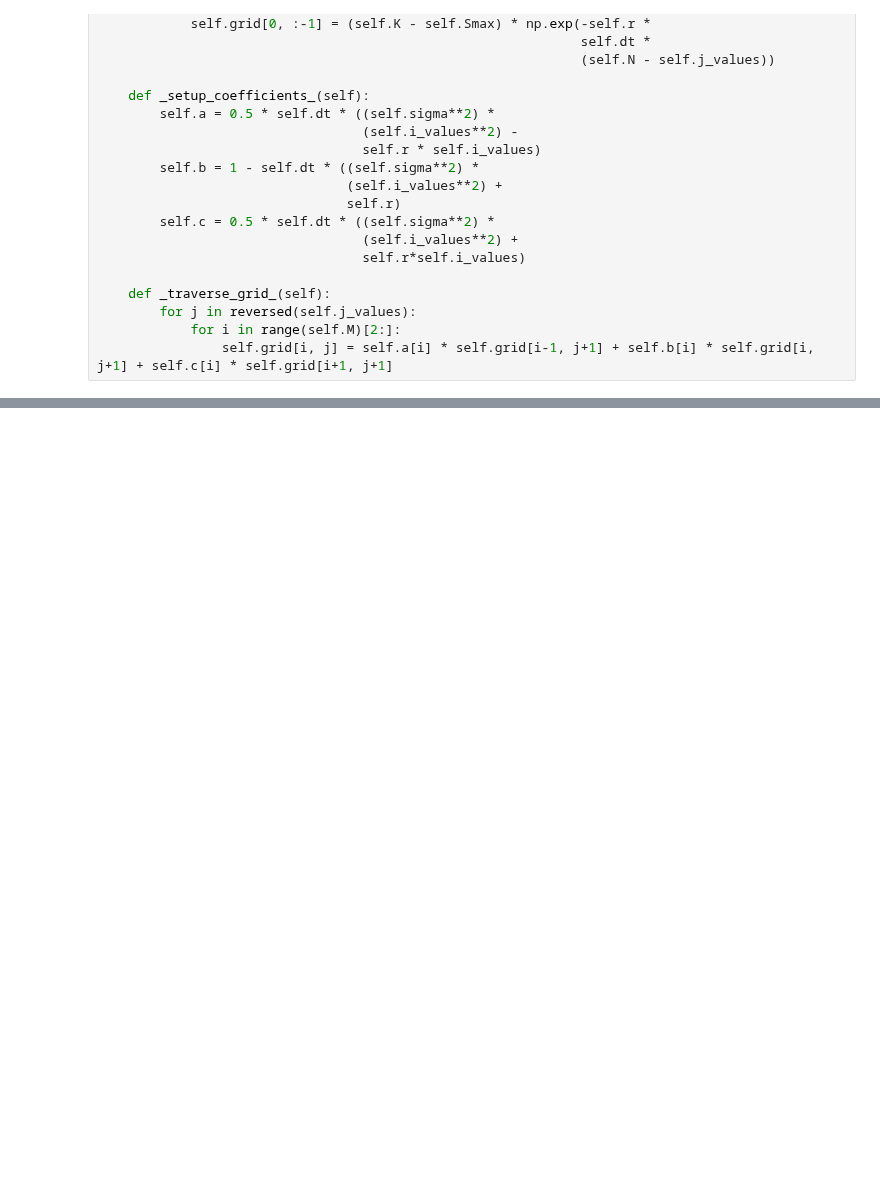
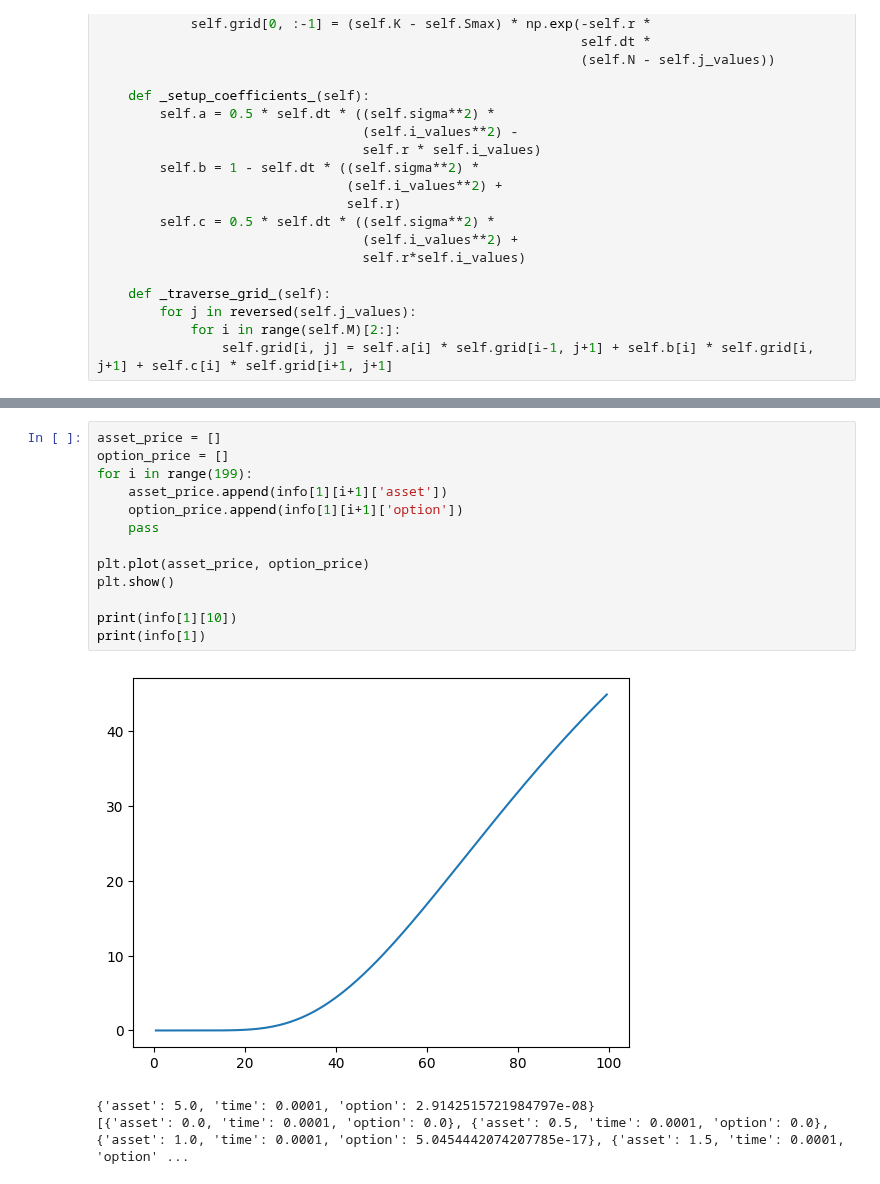
Before and after one commit to HengruiBaiCN/Honor, a Jupyter notebook: Option-price-prediction/FDC_self.ipynb, the cells around one changed output, grey strips where cells are left out. Drawn from its saved outputs; the diff is of its cells as text; blank space fills up the shorter version.

```diff
--- a/Option-price-prediction/FDC_self.ipynb
+++ b/Option-price-prediction/FDC_self.ipynb
@@ -175 +193,18 @@ print(info[9999][-1])
+# %%
+asset_price = []
+option_price = []
+for i in range(199):
+    asset_price.append(info[1][i+1]['asset'])
+    option_price.append(info[1][i+1]['option'])
+    pass
+
+plt.plot(asset_price, option_price)
+plt.show()
+
+print(info[1][10])
+print(info[1])
+# %% [output]
+[figure, added]
+{'asset': 5.0, 'time': 0.0001, 'option': 2.9142515721984797e-08}
+[{'asset': 0.0, 'time': 0.0001, 'option': 0.0}, {'asset': 0.5, 'time': 0.0001, 'option': 0.0}, {'asset': 1.0, 'time': 0.0001, 'option': 5.0454442074207785e-17}, {'asset': 1.5, 'time': 0.0001, 'option' ...
 # %%
```
Also changed, not shown: parts of 7 cells of this notebook, 1 other file.
